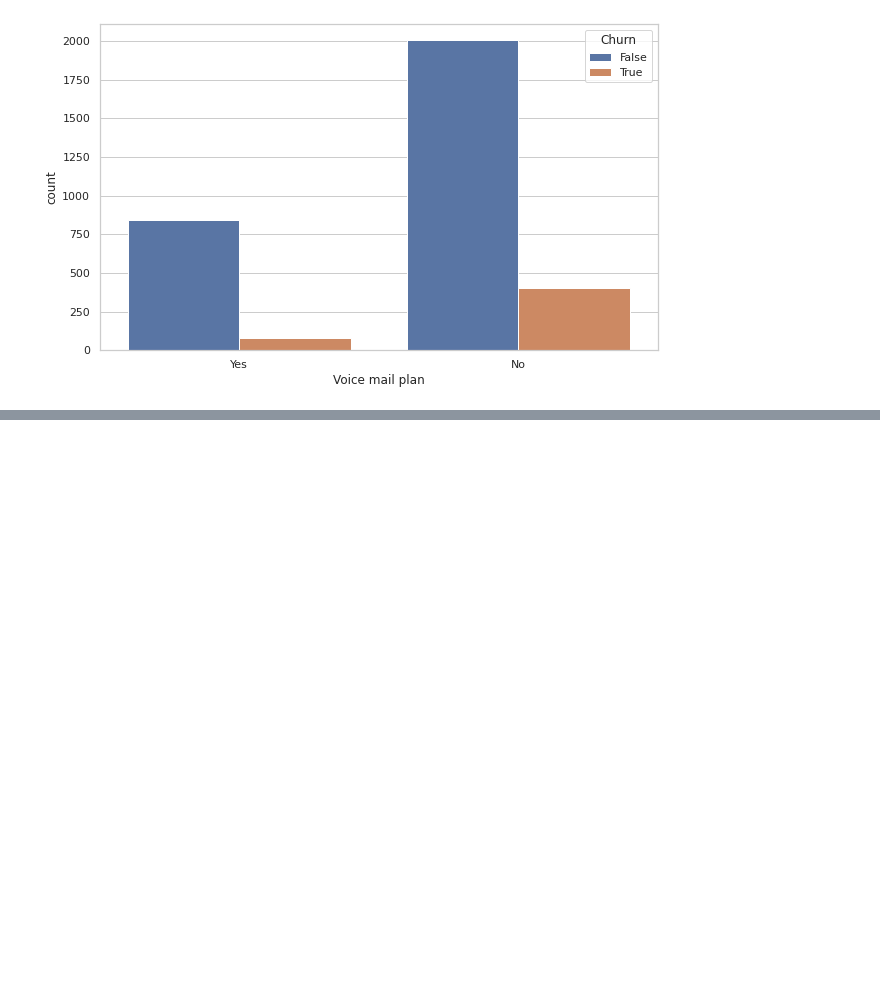
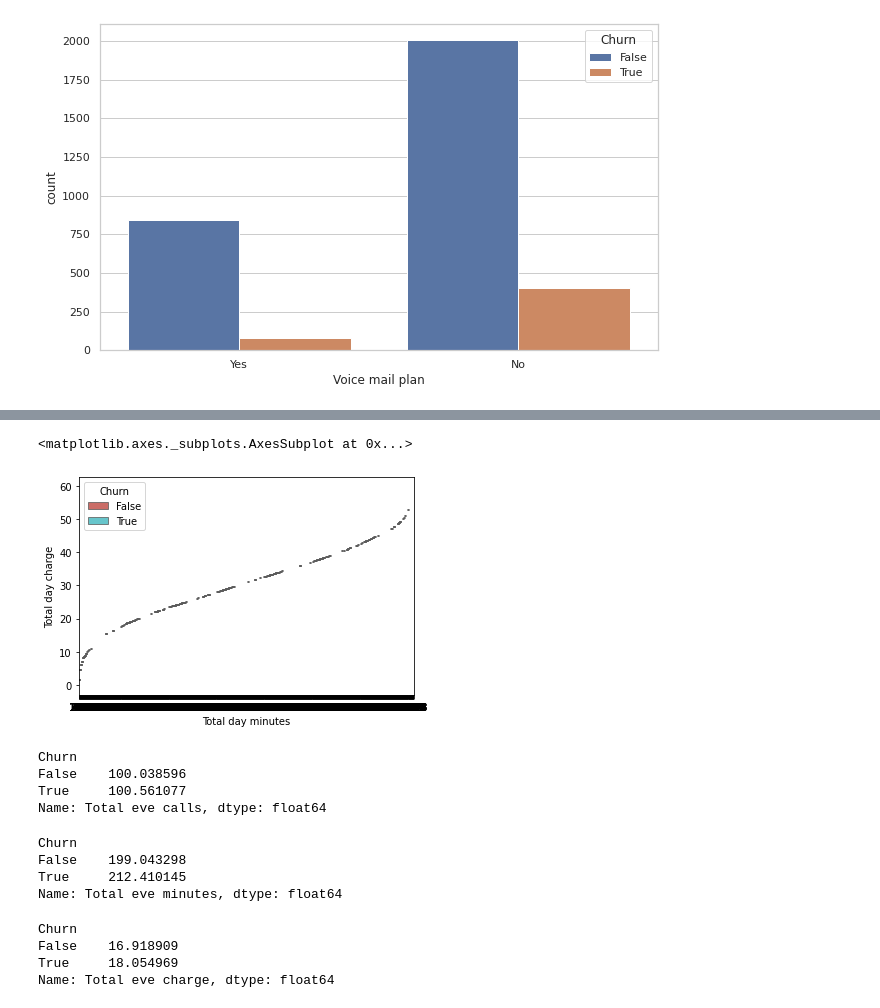
Before and after one commit to Ankitgpt357/EDA-telecom_churn-analysis2, a Jupyter notebook: My_EDA_telecom_churn_analysis.ipynb, the cells around one changed output, grey strips where cells are left out. Cells and saved outputs as stored; diff of their text form; code cells hidden in the pictures; blank space fills up the shorter version.

```diff
--- a/My_EDA_telecom_churn_analysis.ipynb
+++ b/My_EDA_telecom_churn_analysis.ipynb
@@ -645,0 +710,26 @@ sns.countplot(x='Voice mail plan',hue="Churn",data = telecom)
+# %%
+sns.boxplot(x="Total day minutes", y="Total day charge", hue="Churn", data=telecom,palette='hls')
+# %% [output]
+<matplotlib.axes._subplots.AxesSubplot at 0x...>
+[figure, added]
+# %%
+print(telecom.groupby(["Churn"])['Total eve calls'].mean())
+# %% [output]
+Churn
+False    100.038596
+True     100.561077
+Name: Total eve calls, dtype: float64
+# %%
+print(telecom.groupby(["Churn"])['Total eve minutes'].mean())
+# %% [output]
+Churn
+False    199.043298
+True     212.410145
+Name: Total eve minutes, dtype: float64
+# %%
+print(telecom.groupby(["Churn"])['Total eve charge'].mean())
+# %% [output]
+Churn
+False    16.918909
+True     18.054969
+Name: Total eve charge, dtype: float64
```
Also changed, not shown: parts of 35 cells of this notebook.
